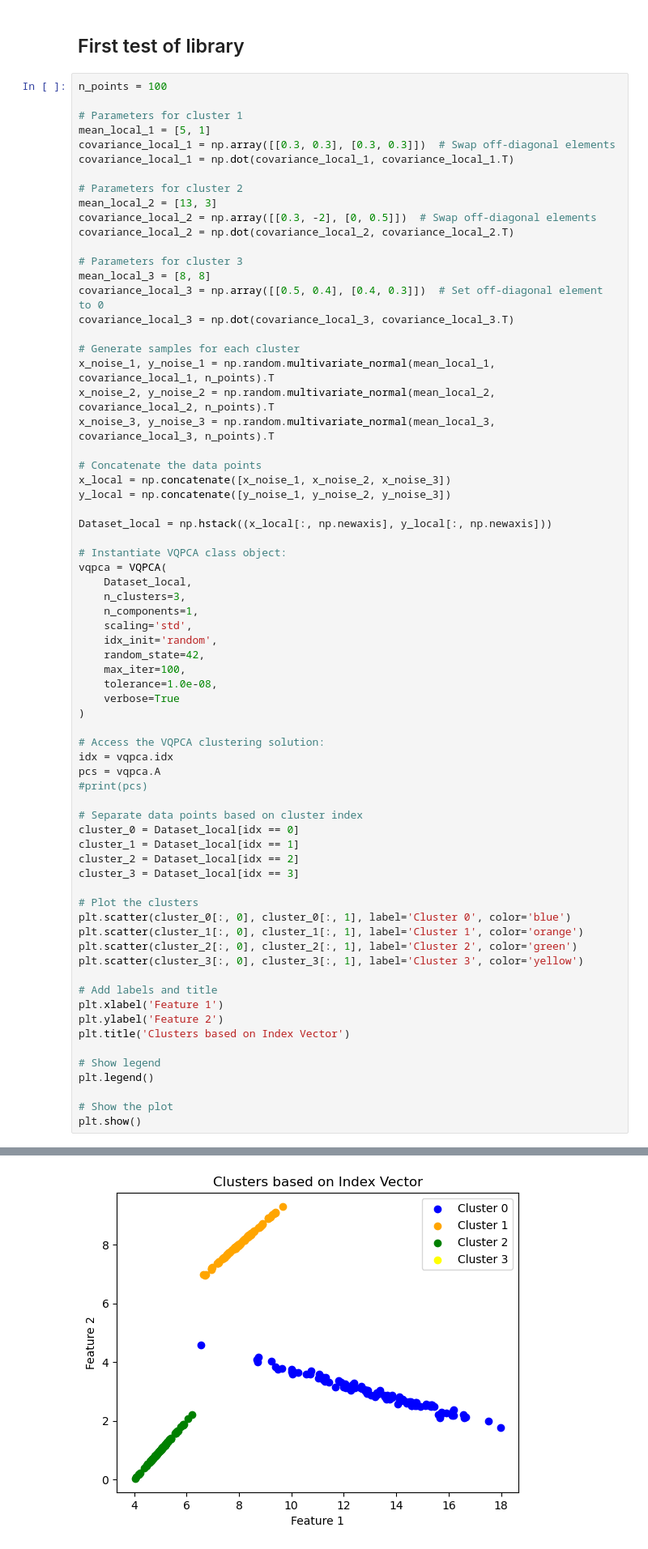
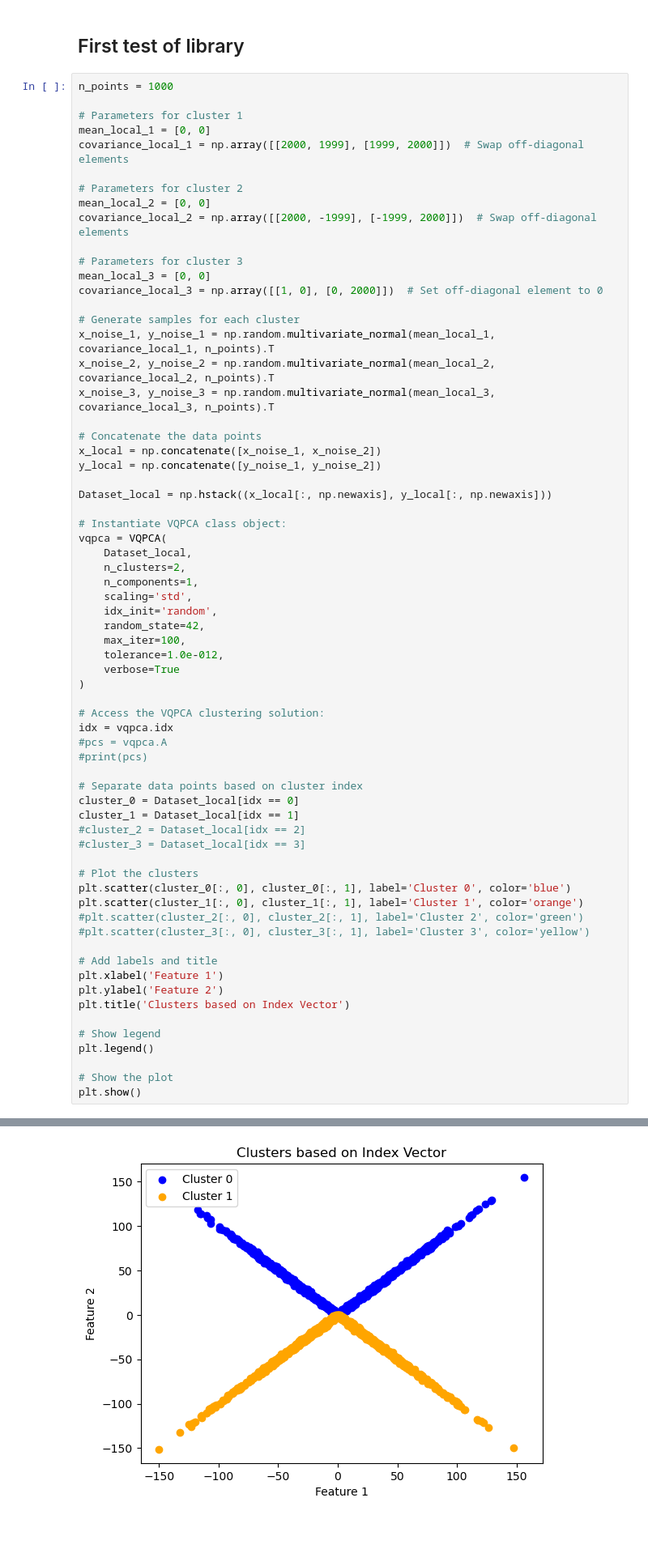
Before and after one commit to Arne-Wiese/bachelorarbeit, a Jupyter notebook: experiments.ipynb, the cells around one changed output, grey strips where cells are left out. Shown at 81% size. Drawn from its saved outputs; the diff is of its cells as text.

Commit message:
tests on intersecting dataset

```diff
--- a/experiments.ipynb
+++ b/experiments.ipynb
@@ -6,22 +6,19 @@ import numpy as np
 # %% [markdown]
 ## First test of library
 # %%
-n_points = 100
+n_points = 1000
 
 # Parameters for cluster 1
-mean_local_1 = [5, 1]
-covariance_local_1 = np.array([[0.3, 0.3], [0.3, 0.3]])  # Swap off-diagonal elements
-covariance_local_1 = np.dot(covariance_local_1, covariance_local_1.T)
+mean_local_1 = [0, 0]
+covariance_local_1 = np.array([[2000, 1999], [1999, 2000]])  # Swap off-diagonal elements
 
 # Parameters for cluster 2
-mean_local_2 = [13, 3]
-covariance_local_2 = np.array([[0.3, -2], [0, 0.5]])  # Swap off-diagonal elements
-covariance_local_2 = np.dot(covariance_local_2, covariance_local_2.T)
+mean_local_2 = [0, 0]
+covariance_local_2 = np.array([[2000, -1999], [-1999, 2000]])  # Swap off-diagonal elements
 
 # Parameters for cluster 3
-mean_local_3 = [8, 8]
-covariance_local_3 = np.array([[0.5, 0.4], [0.4, 0.3]])  # Set off-diagonal element to 0
-covariance_local_3 = np.dot(covariance_local_3, covariance_local_3.T)
+mean_local_3 = [0, 0]
+covariance_local_3 = np.array([[1, 0], [0, 2000]])  # Set off-diagonal element to 0
 
 # Generate samples for each cluster
 x_noise_1, y_noise_1 = np.random.multivariate_normal(mean_local_1, covariance_local_1, n_points).T
@@ -29,40 +26,40 @@ x_noise_2, y_noise_2 = np.random.multivariate_normal(mean_local_2, covariance_lo
 x_noise_3, y_noise_3 = np.random.multivariate_normal(mean_local_3, covariance_local_3, n_points).T
 
 # Concatenate the data points
-x_local = np.concatenate([x_noise_1, x_noise_2, x_noise_3])
-y_local = np.concatenate([y_noise_1, y_noise_2, y_noise_3])
+x_local = np.concatenate([x_noise_1, x_noise_2])
+y_local = np.concatenate([y_noise_1, y_noise_2])
 
 Dataset_local = np.hstack((x_local[:, np.newaxis], y_local[:, np.newaxis]))
 
 # Instantiate VQPCA class object:
 vqpca = VQPCA(
     Dataset_local,
-    n_clusters=3,
+    n_clusters=2,
     n_components=1,
     scaling='std',
     idx_init='random',
     random_state=42,
     max_iter=100,
-    tolerance=1.0e-08,
+    tolerance=1.0e-012,
     verbose=True
 )
 
 # Access the VQPCA clustering solution:
 idx = vqpca.idx
-pcs = vqpca.A
+#pcs = vqpca.A
 #print(pcs)
 
 # Separate data points based on cluster index
 cluster_0 = Dataset_local[idx == 0]
 cluster_1 = Dataset_local[idx == 1]
-cluster_2 = Dataset_local[idx == 2]
-cluster_3 = Dataset_local[idx == 3]
+#cluster_2 = Dataset_local[idx == 2]
+#cluster_3 = Dataset_local[idx == 3]
 
 # Plot the clusters
 plt.scatter(cluster_0[:, 0], cluster_0[:, 1], label='Cluster 0', color='blue')
 plt.scatter(cluster_1[:, 0], cluster_1[:, 1], label='Cluster 1', color='orange')
-plt.scatter(cluster_2[:, 0], cluster_2[:, 1], label='Cluster 2', color='green')
-plt.scatter(cluster_3[:, 0], cluster_3[:, 1], label='Cluster 3', color='yellow')
+#plt.scatter(cluster_2[:, 0], cluster_2[:, 1], label='Cluster 2', color='green')
+#plt.scatter(cluster_3[:, 0], cluster_3[:, 1], label='Cluster 3', color='yellow')
 
 # Add labels and title
 plt.xlabel('Feature 1')
@@ -92 +93 @@ Total time: 0.000238 minutes.
-[figure, old version]
+[figure, new version]
```
Also changed, not shown: parts of 1 cell of this notebook.
